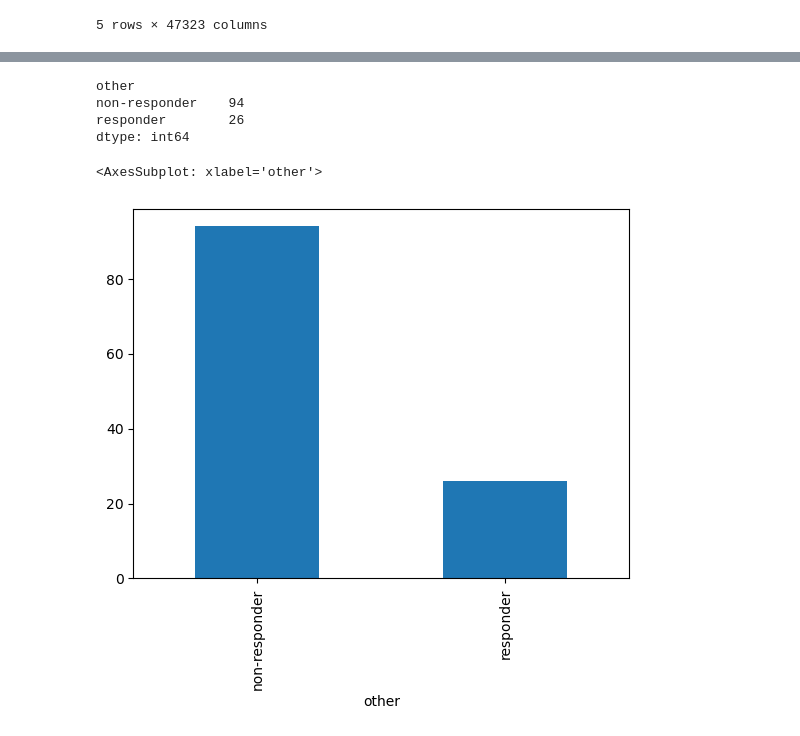
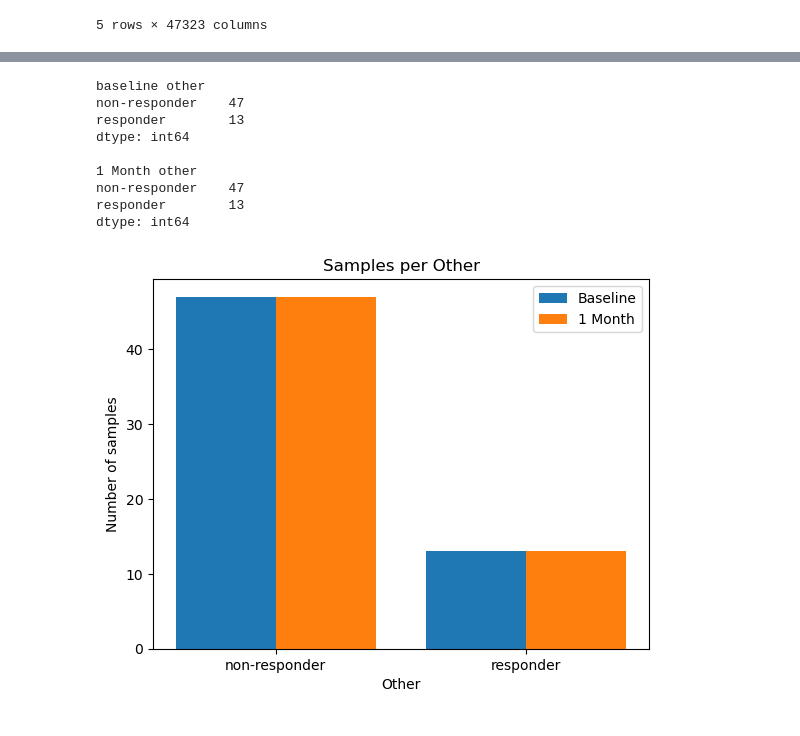
Before and after one commit to cvmota/BioInformatica, a Jupyter notebook: tp_gds5393_data_analysis.ipynb, the cells around one changed output, grey strips where cells are left out. Saved outputs shown, nothing was run; the diff lists cells and outputs as text; code cells hidden in the pictures.

```diff
--- a/tp_gds5393_data_analysis.ipynb
+++ b/tp_gds5393_data_analysis.ipynb
@@ -181,0 +218,6 @@ Length: 47323, dtype: object
+# %%
+def print_metadata_size_for_class(classe):
+    print("baseline", meta_baseline.groupby(classe).size())
+    print("\n1 Month", meta_oneMonth.groupby(classe).size())
+
+print_metadata_size_for_class("agent")
@@ -192,11 +253,15 @@ dtype: int64
-# %%
-print(meta.groupby("other").size())
-meta.groupby("other").size().plot.bar()
-# %% [output]
-other
-non-responder    94
-responder        26
-dtype: int64
-<AxesSubplot: xlabel='other'>
-[figure, removed]
+# %%
+print_metadata_size_for_class("other")
+plot_metadata_for_classe("other")
+# %% [output]
+baseline other
+non-responder    47
+responder        13
+dtype: int64
+
+1 Month other
+non-responder    47
+responder        13
+dtype: int64
+[figure, added]
 # %%
```
Also changed, not shown: parts of 35 cells of this notebook, 2 other files.
